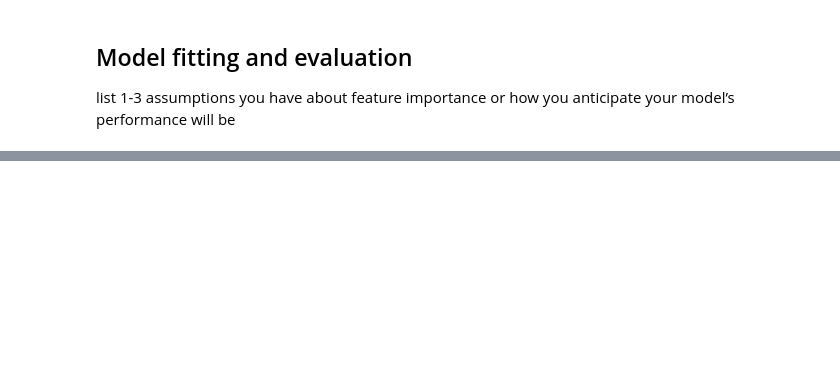
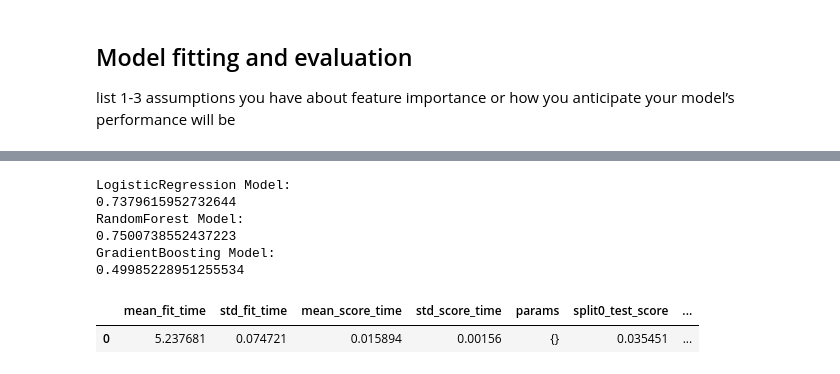
Before and after one commit to garrett-vangilder/CS5262, a Jupyter notebook: fema_declarations.ipynb, the cells around one changed output, grey strips where cells are left out. Saved outputs shown, nothing was run; the diff lists cells and outputs as text; code cells hidden in the pictures; blank space fills up the shorter version.

```diff
--- a/fema_declarations.ipynb
+++ b/fema_declarations.ipynb
@@ -280,0 +367,24 @@ list 1-3 assumptions you have about feature importance or how you anticipate you
+# %%
+print('LogisticRegression Model:')
+print(log_gs.best_score_)
+log_gs.best_params_
+pd.DataFrame(log_gs.cv_results_)
+
+print('RandomForest Model:')
+print(rf_gs.best_score_)
+rf_gs.best_params_
+pd.DataFrame(rf_gs.cv_results_)
+
+print('GradientBoosting Model:')
+print(gb_gs.best_score_)
+gb_gs.best_params_
+pd.DataFrame(gb_gs.cv_results_)
+# %% [output]
+LogisticRegression Model:
+0.7379615952732644
+RandomForest Model:
+0.7500738552437223
+GradientBoosting Model:
+0.49985228951255534
+|  | mean_fit_time | std_fit_time | mean_score_time | std_score_time | params | split0_test_score | ... |
+| 0 | 5.237681 | 0.074721 | 0.015894 | 0.00156 | {} | 0.035451 | ... |
```
Also changed, not shown: parts of 21 cells of this notebook.
